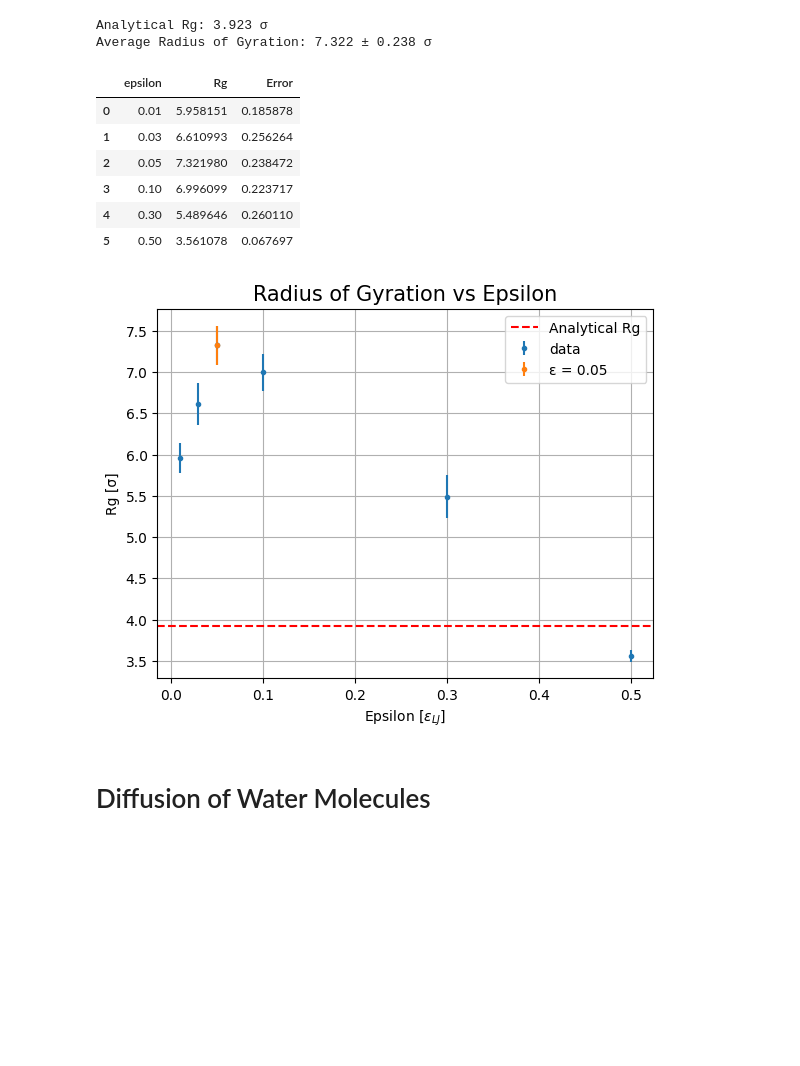
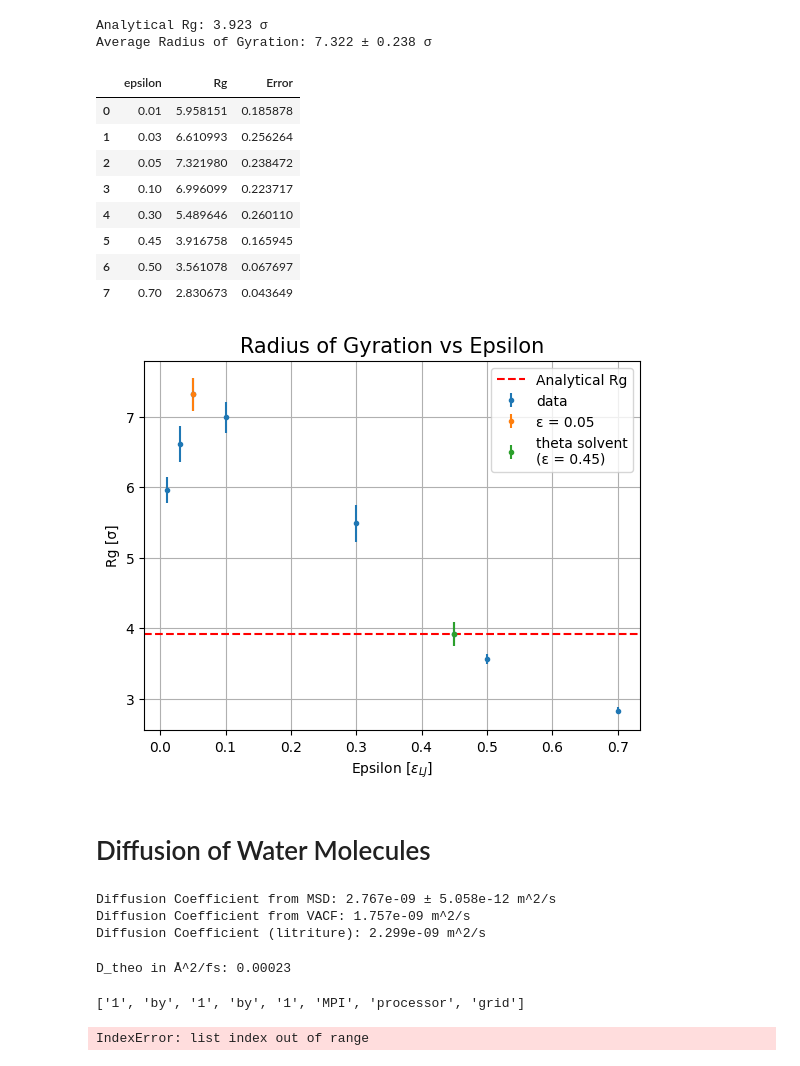
Before and after one commit to YehonathanBarda/Advenced_PhyChemLab2, a Jupyter notebook: MD/MD_run.ipynb, the cells around one changed output. Saved outputs shown, nothing was run; the diff lists cells and outputs as text; code cells hidden in the pictures; blank space fills up the shorter version.

```diff
--- a/MD/MD_run.ipynb
+++ b/MD/MD_run.ipynb
@@ -315,7 +339,7 @@ bond_length = r_min # LJ units, the equilibrium distance of the FENE potential
 Rg_analitical = bond_length * np.sqrt(number_of_monomers / 6)
 print(f"Analytical Rg: {Rg_analitical:.3f} σ")
 
-file_path = os.path.join(results_folder, "rg_chain_epsilon_1.dat")
+file_path = os.path.join(results_folder, "rg_chain_epsilon_0.05.dat")
 avg_rg, err_rg = Calculate_RG(file_path)
 print(f"Average Radius of Gyration: {avg_rg:.3f} ± {err_rg:.3f} σ")
 # %% [output]
@@ -329,42 +353,46 @@ def fit_and_calculate_chi_squared(x, y, y_err, fit_func):
     reduced_chi_squared = chi_squared / (len(x) - len(popt))
     return popt, pcov, reduced_chi_squared
 # %%
-epsilon_list = [0.01,0.03,0.05,0.1,0.3,0.5]
+epsilon_list = [0.01,0.03,0.05,0.1,0.3,0.45,0.5,0.7]
 Rg_dict = {'epsilon': epsilon_list, 'Rg': [], 'Error': []}
 for epsilon in epsilon_list:
     file_path = os.path.join(results_folder, f"rg_chain_epsilon_{epsilon}.dat")
     avg_rg, err_rg = Calculate_RG(file_path)
     Rg_dict['Rg'].append(avg_rg)
     Rg_dict['Error'].append(err_rg)
 
 Rg_df = pd.DataFrame(Rg_dict)
 display(Rg_df)
 
 popt, pcov, reduced_chi_squared = fit_and_calculate_chi_squared(
     Rg_df['epsilon'], Rg_df['Rg'], Rg_df['Error'], linear_fit)
 
 plt.errorbar(Rg_df['epsilon'], Rg_df['Rg'], yerr=Rg_df['Error'], fmt='.', label=f'data')
 plt.errorbar(0.05, Rg_df[Rg_df['epsilon'] == 0.05]['Rg'], yerr=Rg_df[Rg_df['epsilon'] == 0.05]['Error'], fmt='.', label=f'ε = {0.05}')
+plt.errorbar(0.45, Rg_df[Rg_df['epsilon'] == 0.45]['Rg'], yerr=Rg_df[Rg_df['epsilon'] == 0.45]['Error'], fmt='.', label=f'theta solvent\n(ε = {0.45})')
+
 # plt.plot(Rg_df['epsilon'], linear_fit(Rg_df['epsilon'], *popt), '--', label='Linear Fit')
 plt.xlabel('Epsilon [$ε_{LJ}$]')
 plt.ylabel('Rg [σ]')
 plt.title('Radius of Gyration vs Epsilon', fontsize=15)
 plt.axhline(Rg_analitical, color='r', linestyle='--', label='Analytical Rg')
 plt.legend(loc='best')
 plt.grid()
 plt.show()
 
 # print(f"Reduced Chi-Squared: {reduced_chi_squared:.3f}")
 # print(f"Slope: {popt[0]:.3f}, Intercept: {popt[1]:.3f}")
 # %% [output]
 |  | epsilon | Rg | Error |
 | 0 | 0.01 | 5.958151 | 0.185878 |
 | 1 | 0.03 | 6.610993 | 0.256264 |
 | 2 | 0.05 | 7.321980 | 0.238472 |
 | 3 | 0.10 | 6.996099 | 0.223717 |
 | 4 | 0.30 | 5.489646 | 0.260110 |
-| 5 | 0.50 | 3.561078 | 0.067697 |
+| 5 | 0.45 | 3.916758 | 0.165945 |
+| 6 | 0.50 | 3.561078 | 0.067697 |
+| 7 | 0.70 | 2.830673 | 0.043649 |
-[figure, old version]
+[figure, new version]
 # %% [markdown]
 # Diffusion of Water Molecules
 # %%
@@ -408,3 +436,45 @@ D_vacf = Calculate_Diffusion_coefficient_from_VACF(VACF, timesteps)
 mass_water = 18.01528 / Avogadro * 1e-3 # kg
 T = 298.15 # K
 VACF_initail = 3 * Boltzmann * T / mass_water * 1e-10  # Convert to Å^2/fs^2
+# %%
+print(f"Diffusion Coefficient from MSD: {D_sim_msd:.3e} ± {D_sim_msd_err:.3e} m^2/s")
+print(f"Diffusion Coefficient from VACF: {D_vacf:.3e} m^2/s")
+print(f"Diffusion Coefficient (litriture): {D_theo:.3e} m^2/s")
+# %% [output]
+Diffusion Coefficient from MSD: 2.767e-09 ± 5.058e-12 m^2/s
+Diffusion Coefficient from VACF: 1.757e-09 m^2/s
+Diffusion Coefficient (litriture): 2.299e-09 m^2/s
+# %%
+D_theo_angstrom_fs = D_theo * 1e5
+print(f"D_theo in Å^2/fs: {D_theo_angstrom_fs:.3}")
+# %% [output]
+D_theo in Å^2/fs: 0.00023
+# %%
+water_log_file = os.path.join(results_folder, "log_water_vacf.lammps")
+with open(water_log_file, 'r') as file:
+    lines = file.readlines()
+
+# Extract the step and c_msd[4] values
+steps = []
+msd_values = []
+for line in lines:
+    if line.strip().startswith("Step"):
+        headers = line.split()
+    elif line.strip() and line.split()[0].isdigit():
+        data = line.split()
+        steps.append(int(data[0]))
+        msd_values.append(float(data[8]))  # Assuming c_msd[4] is the 9th column
+
+# Convert to numpy arrays for further processing
+steps = np.array(steps)
+msd_values = np.array(msd_values)
+plt.plot(steps, msd_values, label='MSD from LAMMPS')
+plt.xlabel('Step')
+plt.ylabel('MSD')
+plt.title('Mean Square Displacement (MSD)')
+plt.legend()
+plt.grid()
+plt.show()
+# %% [output]
+['1', 'by', '1', 'by', '1', 'MPI', 'processor', 'grid']
+IndexError: list index out of range
```
Also changed, not shown: parts of 5 cells of this notebook, 2 other files.
